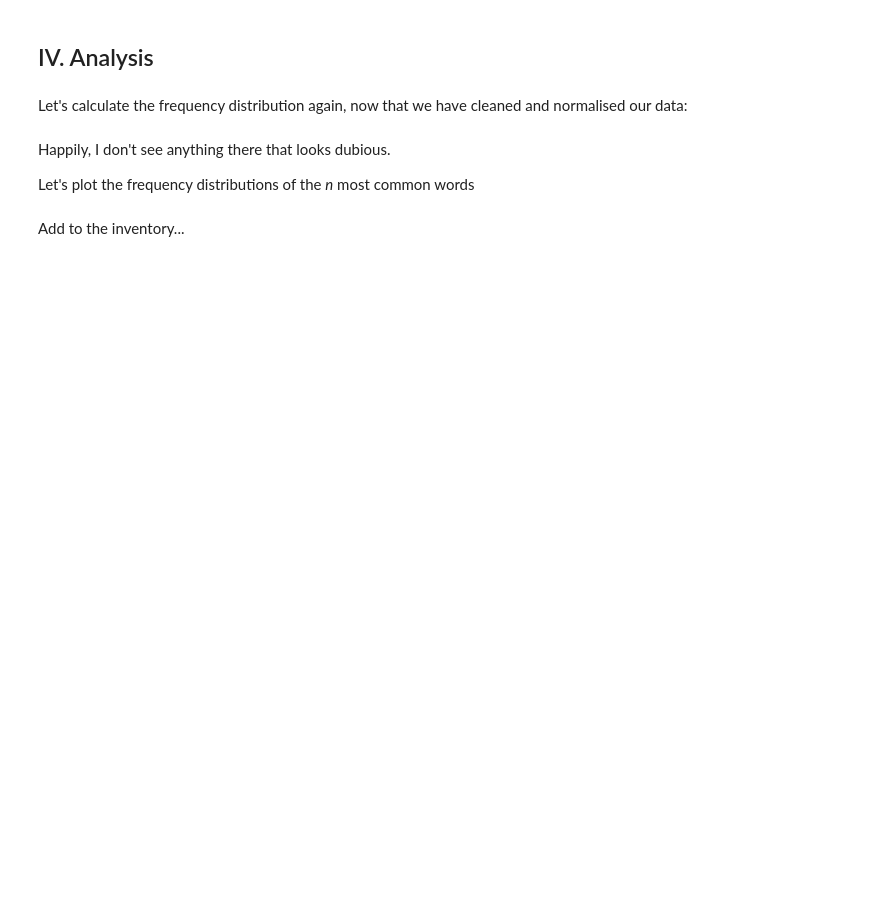
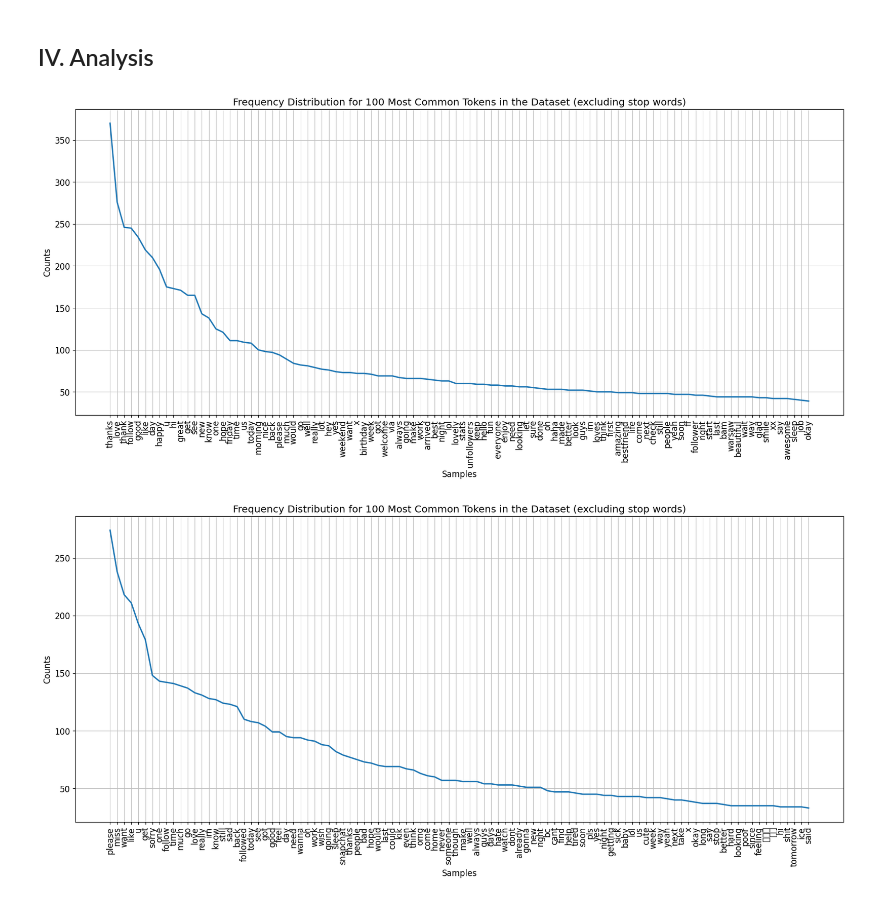
Before and after one commit to DCS-training/nltk-intro-2025, a Jupyter notebook: Solutions/2_WorkingWithTextInNLTK_sol_2026.ipynb, the cells around one changed output. Cells and saved outputs as stored; diff of their text form; code cells hidden in the pictures; blank space fills up the shorter version.

```diff
--- a/Solutions/2_WorkingWithTextInNLTK_sol_2026.ipynb
+++ b/Solutions/2_WorkingWithTextInNLTK_sol_2026.ipynb
@@ -366,0 +222,6 @@ print(processed_corpus[60:100])
+# %%
+pos_tokens_nosd = []
+stopwords_en = stopwords.words('english')
+for word in pos_tokens[5]:
+    if word not in stopwords_en and word not in string.punctuation:
+        pos_tokens_nosd.append(word)
@@ -366,0 +238,28 @@ print(processed_corpus[60:100])
+# %%
+def tokenise_tweet(tweets):
+    clean_tokens = []
+    twt_tokens = tokenizer.tokenize(tweets)
+
+    # lowercasing
+    lower_tokesns = lowercase_all(twt_tokens)
+
+    # is alphabetical
+    alph_tokens = [token for token in lower_tokesns if token.isalpha()]
+
+
+    # remove stopword
+    stopwords_en = stopwords.words('english')
+    for word in alph_tokens:
+        if word not in stopwords_en and word not in string.punctuation:
+            clean_tokens.append(word)
+
+    # stemming
+    #twt_stems = []
+    #stemmer = PorterStemmer()
+    #for word in clean_tokens:
+    #    twt_stems.append(stemmer.stem(word))
+
+    return clean_tokens
+# %%
+pos_twt_token = [tokenise_tweet(tweet) for tweet in clean_positive_twts]
+neg_twt_token = [tokenise_tweet(tweet) for tweet in clean_negative_twts]
@@ -367,5 +281,3 @@ print(processed_corpus[60:100])
 # %% [markdown]
 <a id="analysis"></a>
 ## IV. Analysis
-# %% [markdown]
-Let's calculate the frequency distribution again, now that we have cleaned and normalised our data:
@@ -376,13 +284,16 @@ print("50 most common words after filtering:", fdist_filtered_lower.most_common(
-# %% [markdown]
-Happily, I don't see anything there that looks dubious.
-
-Let's plot the frequency distributions of the *n* most common words
 # %%
+import itertools
+
 def freq_plot(corpus, n):
-    fdist_filtered_lower = FreqDist(filtered_lower)
+    word = list(itertools.chain.from_iterable(corpus))
+    fdist = FreqDist(word)
     plt.figure(figsize = (20, 8))
     plt.rc('font', size=12)
-    fdist_filtered_lower.plot(n, title=f'Frequency Distribution for {n} Most Common Tokens in the Standardised LGG Dataset (excluding stop words)')
+    fdist.plot(n, title=f'Frequency Distribution for {n} Most Common Tokens in the Dataset (excluding stop words)')
     plt.show()
 # %%
-freq_plot(processed_corpus, 20) # Try increasing or decreasing this number to view more or fewer tokens in the visualization
+freq_plot(pos_twt_token, 100) ## Try increasing or decreasing this number to view more or fewer tokens in the visualization
+freq_plot(neg_twt_token, 100)
+# %% [output]
+[figure, added]
+[figure, added]
@@ -410,2 +299,0 @@ def lexical_diversity(str_words_list):
-# %% [markdown]
-Add to the inventory...
```
Also changed, not shown: parts of 118 cells of this notebook, 1 other file.
